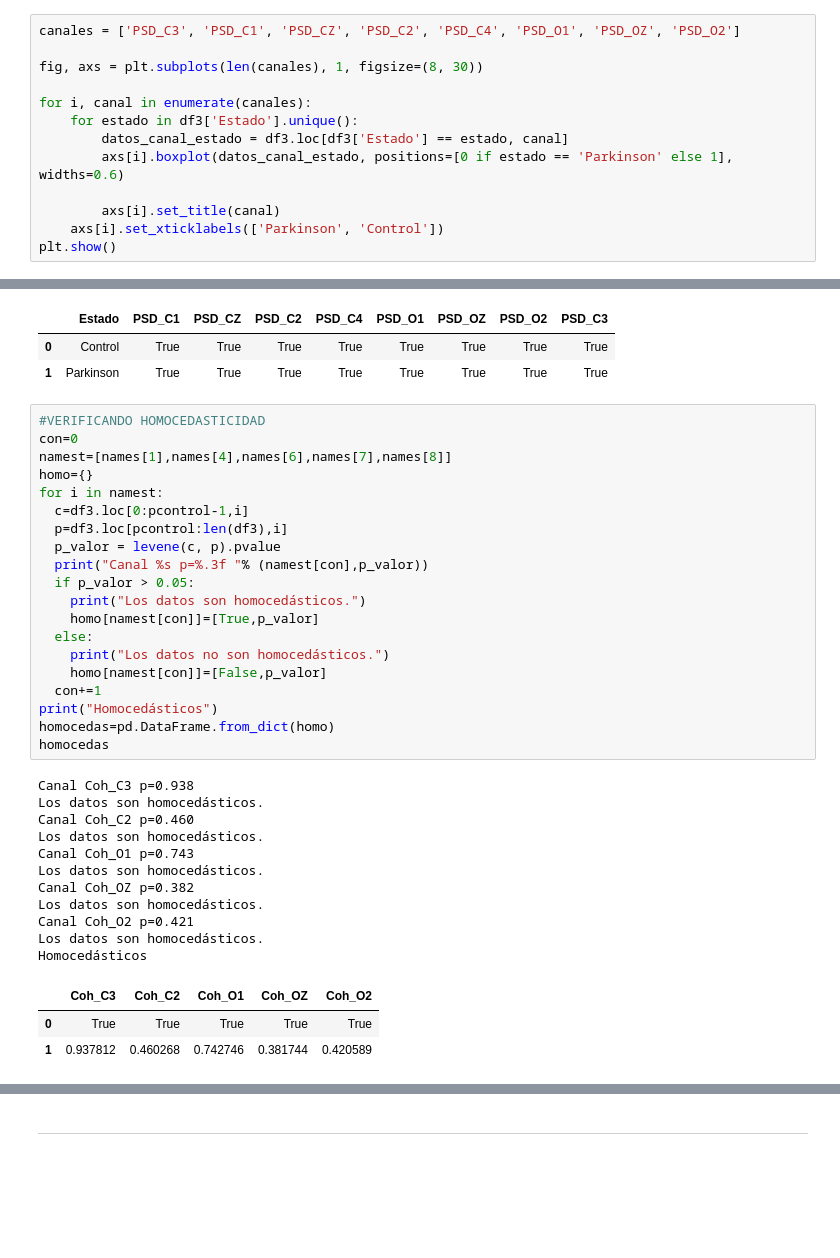
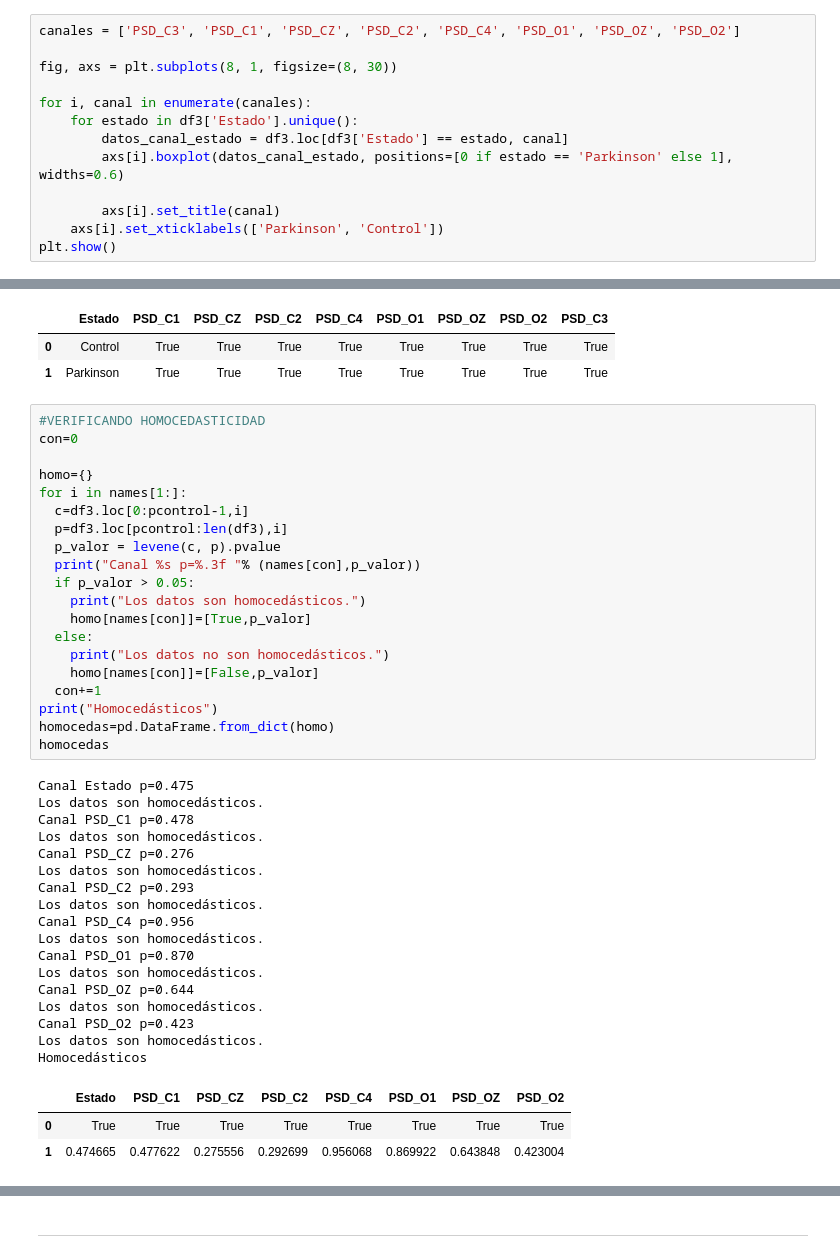
Before and after one commit to Astolfo2332/Parkinson_difference, a Jupyter notebook: Proyecto 2/Proyecto_2.ipynb, the cells around one changed output, grey strips where cells are left out. Drawn from its saved outputs; the diff is of its cells as text; blank space fills up the shorter version.

```diff
--- a/Proyecto 2/Proyecto_2.ipynb
+++ b/Proyecto 2/Proyecto_2.ipynb
@@ -446,7 +465,7 @@ df3=pd.read_csv("PSD_Tlog.cvs")
 # %%
 canales = ['PSD_C3', 'PSD_C1', 'PSD_CZ', 'PSD_C2', 'PSD_C4', 'PSD_O1', 'PSD_OZ', 'PSD_O2']
 
-fig, axs = plt.subplots(len(canales), 1, figsize=(8, 30))
+fig, axs = plt.subplots(8, 1, figsize=(8, 30))
 
 for i, canal in enumerate(canales):
     for estado in df3['Estado'].unique():
@@ -493,35 +543,41 @@ norm
 # %%
 #VERIFICANDO HOMOCEDASTICIDAD
 con=0
-namest=[names[1],names[4],names[6],names[7],names[8]]
+
 homo={}
-for i in namest:
+for i in names[1:]:
   c=df3.loc[0:pcontrol-1,i]
   p=df3.loc[pcontrol:len(df3),i]
   p_valor = levene(c, p).pvalue
-  print("Canal %s p=%.3f "% (namest[con],p_valor))
+  print("Canal %s p=%.3f "% (names[con],p_valor))
   if p_valor > 0.05:
     print("Los datos son homocedásticos.")
-    homo[namest[con]]=[True,p_valor]
+    homo[names[con]]=[True,p_valor]
   else:
     print("Los datos no son homocedásticos.")
-    homo[namest[con]]=[False,p_valor]
+    homo[names[con]]=[False,p_valor]
   con+=1
 print("Homocedásticos")
 homocedas=pd.DataFrame.from_dict(homo)
 homocedas
 # %% [output]
-Canal Coh_C3 p=0.938
+Canal Estado p=0.475
 Los datos son homocedásticos.
-Canal Coh_C2 p=0.460
+Canal PSD_C1 p=0.478
 Los datos son homocedásticos.
-Canal Coh_O1 p=0.743
+Canal PSD_CZ p=0.276
 Los datos son homocedásticos.
-Canal Coh_OZ p=0.382
+Canal PSD_C2 p=0.293
 Los datos son homocedásticos.
-Canal Coh_O2 p=0.421
+Canal PSD_C4 p=0.956
+Los datos son homocedásticos.
+Canal PSD_O1 p=0.870
+Los datos son homocedásticos.
+Canal PSD_OZ p=0.644
+Los datos son homocedásticos.
+Canal PSD_O2 p=0.423
 Los datos son homocedásticos.
 Homocedásticos
-|  | Coh_C3 | Coh_C2 | Coh_O1 | Coh_OZ | Coh_O2 |
-| 0 | True | True | True | True | True |
-| 1 | 0.937812 | 0.460268 | 0.742746 | 0.381744 | 0.420589 |
+|  | Estado | PSD_C1 | PSD_CZ | PSD_C2 | PSD_C4 | PSD_O1 | PSD_OZ | PSD_O2 |
+| 0 | True | True | True | True | True | True | True | True |
+| 1 | 0.474665 | 0.477622 | 0.275556 | 0.292699 | 0.956068 | 0.869922 | 0.643848 | 0.423004 |
```
Also changed, not shown: parts of 16 cells of this notebook.
